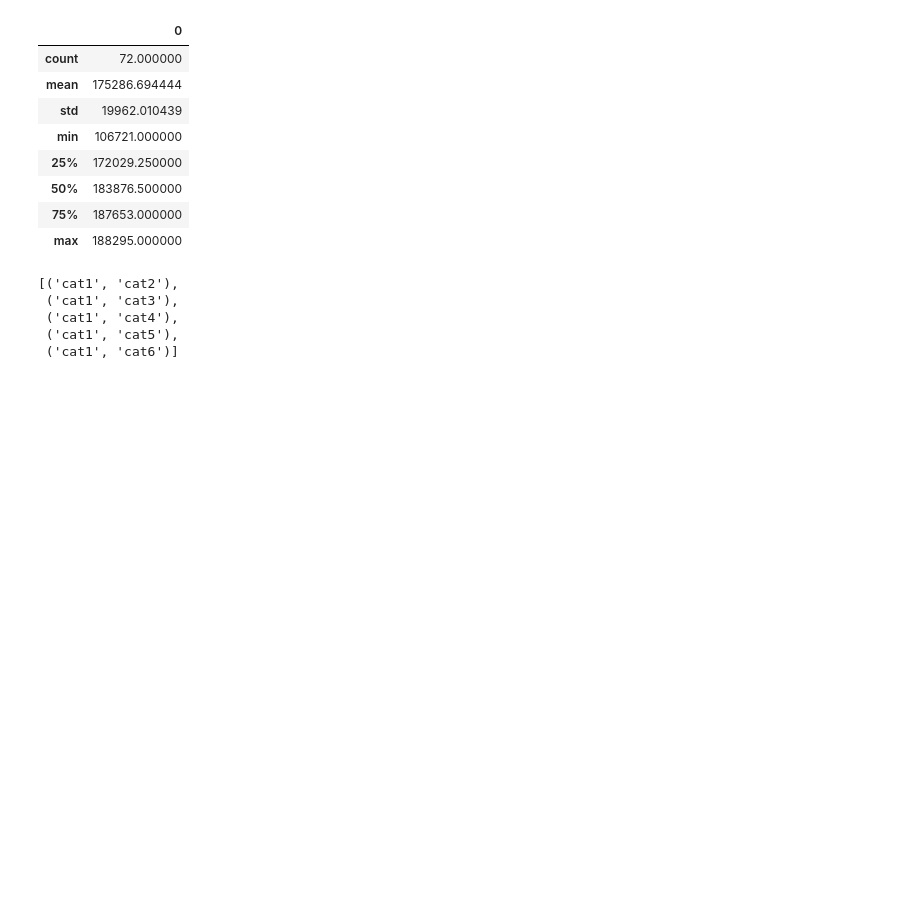
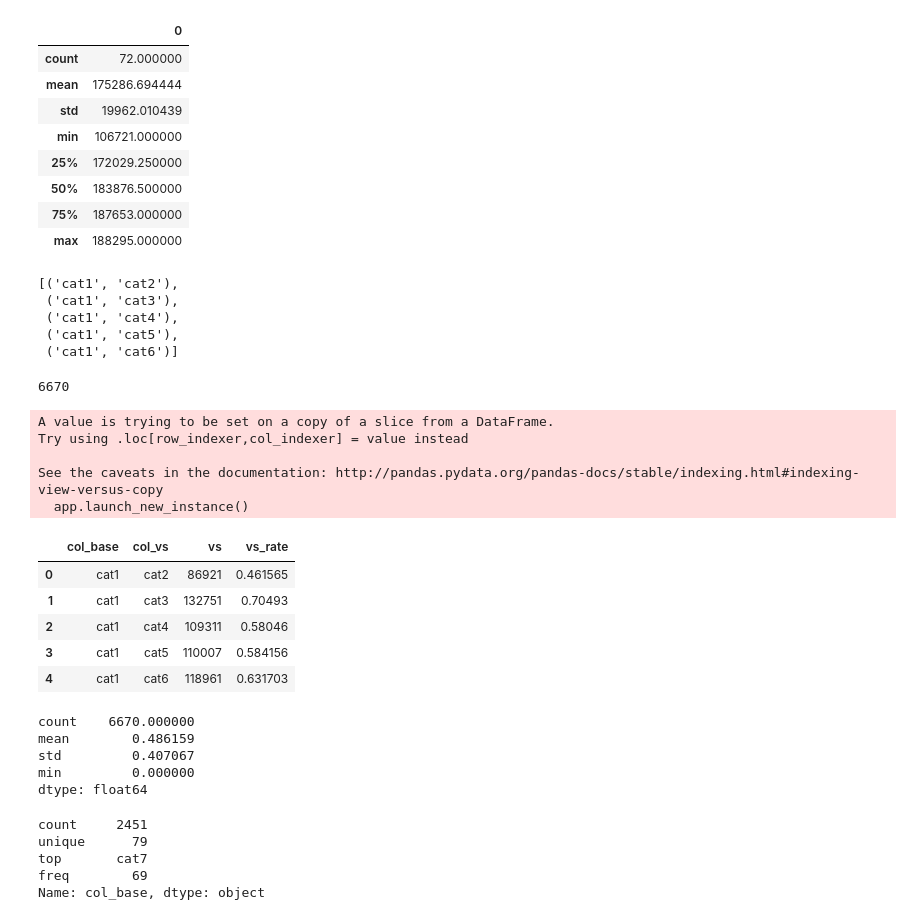
Before and after one commit to karina7bittiger/Kaggle_allstate, a Jupyter notebook: allstate_summary1.ipynb, the cells around one changed output. Drawn from its saved outputs; the diff is of its cells as text; code cells hidden in the pictures; blank space fills up the shorter version.

```diff
--- a/allstate_summary1.ipynb
+++ b/allstate_summary1.ipynb
@@ -171,3 +171,50 @@ x[:5]
  ('cat1', 'cat4'),
  ('cat1', 'cat5'),
  ('cat1', 'cat6')]
+# %%
+temp2 = pd.DataFrame(columns=('col_base','col_vs','vs','vs_rate'))
+len(x)  #6670
+# %% [output]
+6670
+# %%
+for i in range(len(x)):
+    y = raw_train[list(x[i])]
+    y['vs'] = y.iloc[:,0]==y.iloc[:,1]
+    temp2.set_value(i,'col_base', x[i][0])
+    temp2.set_value(i,'col_vs', x[i][1])
+    temp2.set_value(i,'vs', sum(y.vs))
+    temp2.set_value(i,'vs_rate',float(temp2.vs[i]/188318.))
+# %% [output]
+A value is trying to be set on a copy of a slice from a DataFrame.
+Try using .loc[row_indexer,col_indexer] = value instead
+
+See the caveats in the documentation: http://pandas.pydata.org/pandas-docs/stable/indexing.html#indexing-view-versus-copy
+  app.launch_new_instance()
+# %%
+raw_summar_cat_vs = temp2
+raw_summar_cat_vs.to_csv('./output/raw_summar_cat_vs.csv',encoding='utf-8')
+raw_summar_cat_vs.head()
+# %% [output]
+|  | col_base | col_vs | vs | vs_rate |
+| 0 | cat1 | cat2 | 86921 | 0.461565 |
+| 1 | cat1 | cat3 | 132751 | 0.70493 |
+| 2 | cat1 | cat4 | 109311 | 0.58046 |
+| 3 | cat1 | cat5 | 110007 | 0.584156 |
+| 4 | cat1 | cat6 | 118961 | 0.631703 |
+# %%
+pd.Series(map(float,raw_summar_cat_vs.vs_rate)).describe()[:4]
+# %% [output]
+count    6670.000000
+mean        0.486159
+std         0.407067
+min         0.000000
+dtype: float64
+# %%
+temp2 = raw_summar_cat_vs[raw_summar_cat_vs.vs_rate>0.8]
+temp2.col_base.describe()
+# %% [output]
+count     2451
+unique      79
+top       cat7
+freq        69
+Name: col_base, dtype: object
```
